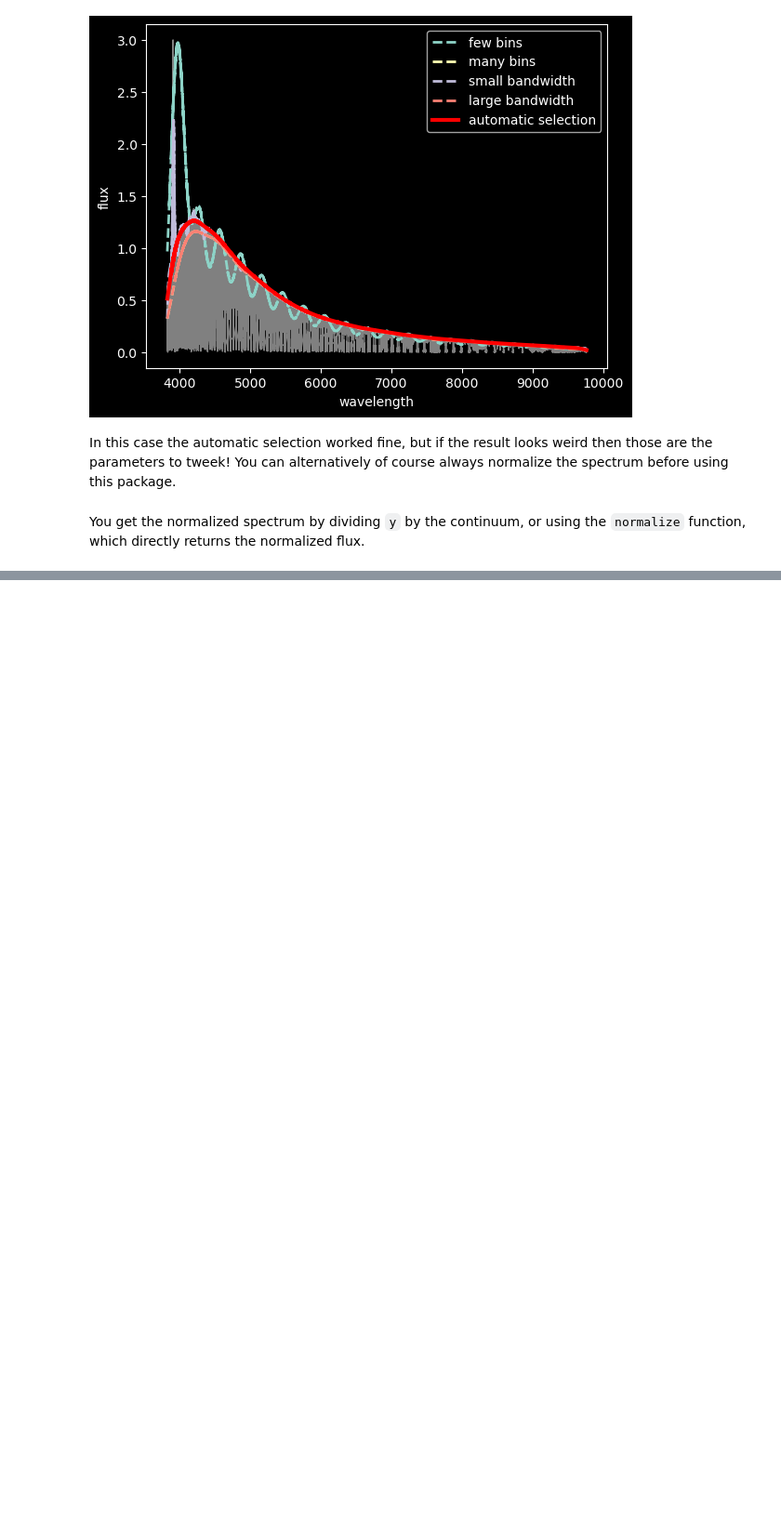
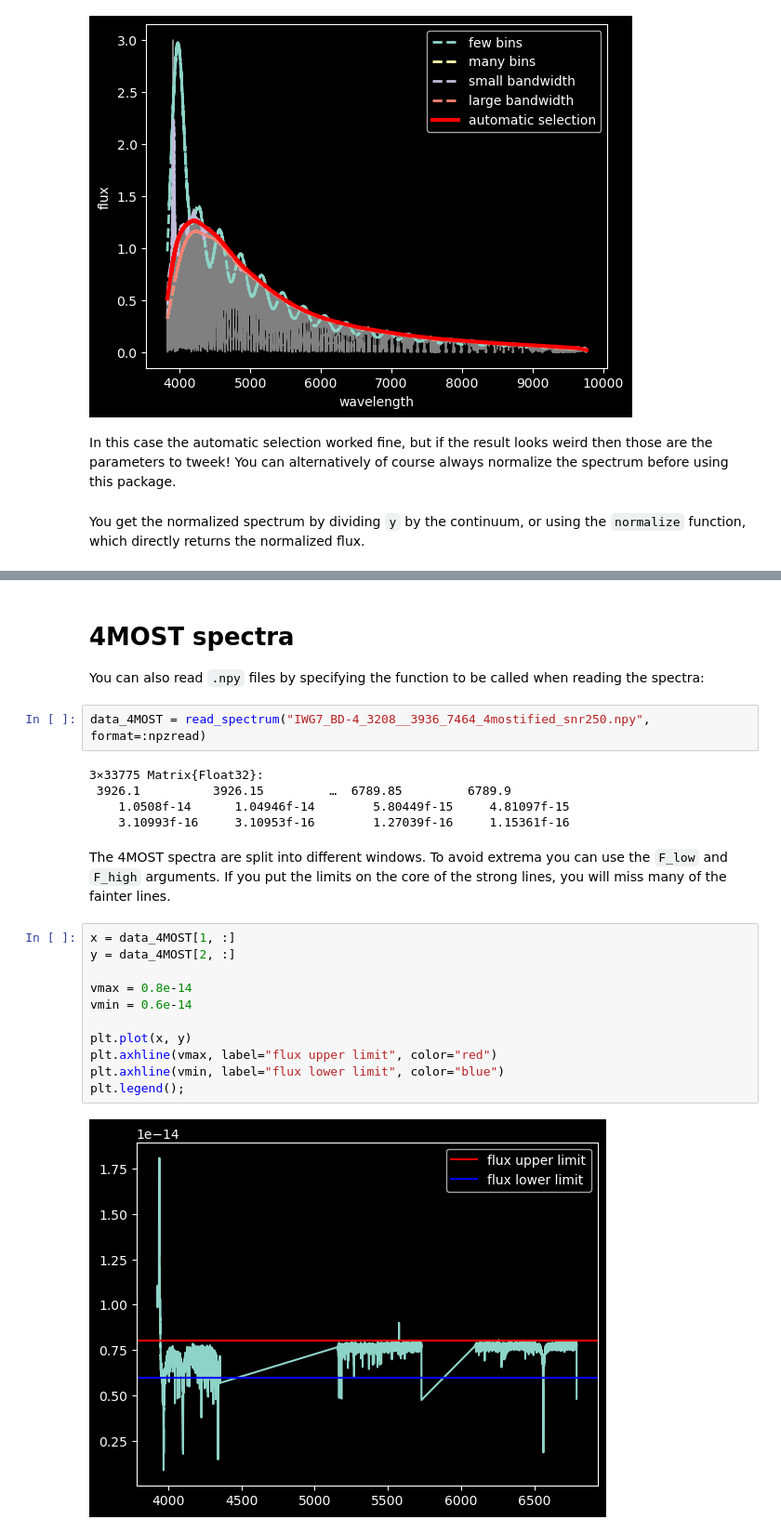
Before and after one commit to pe1995/SpectrumImage.jl, a Jupyter notebook: examples/notebooks/example_spectrum_image.ipynb, the cells around one changed output, grey strips where cells are left out. Shown at 93% size. Drawn from its saved outputs; the diff is of its cells as text; blank space fills up the shorter version.

```diff
--- a/examples/notebooks/example_spectrum_image.ipynb
+++ b/examples/notebooks/example_spectrum_image.ipynb
@@ -187 +184,26 @@ Clipping input data to the valid range for imshow with RGB data ([0..1] for floa
 [figure]
+# %% [markdown]
+# 4MOST spectra
+You can also read `.npy` files by specifying the function to be called when reading the spectra:
+# %%
+data_4MOST = read_spectrum("IWG7_BD-4_3208__3936_7464_4mostified_snr250.npy", format=:npzread)
+# %% [output]
+3×33775 Matrix{Float32}:
+ 3926.1          3926.15         …  6789.85         6789.9
+    1.0508f-14      1.04946f-14        5.80449f-15     4.81097f-15
+    3.10993f-16     3.10953f-16        1.27039f-16     1.15361f-16
+# %% [markdown]
+The 4MOST spectra are split into different windows. To avoid extrema you can use the `F_low` and `F_high` arguments. If you put the limits on the core of the strong lines, you will miss many of the fainter lines.
+# %%
+x = data_4MOST[1, :]
+y = data_4MOST[2, :]
+
+vmax = 0.8e-14
+vmin = 0.6e-14
+
+plt.plot(x, y)
+plt.axhline(vmax, label="flux upper limit", color="red")
+plt.axhline(vmin, label="flux lower limit", color="blue")
+plt.legend();
+# %% [output]
+[figure, added]
```
Also changed, not shown: parts of 9 cells of this notebook.
